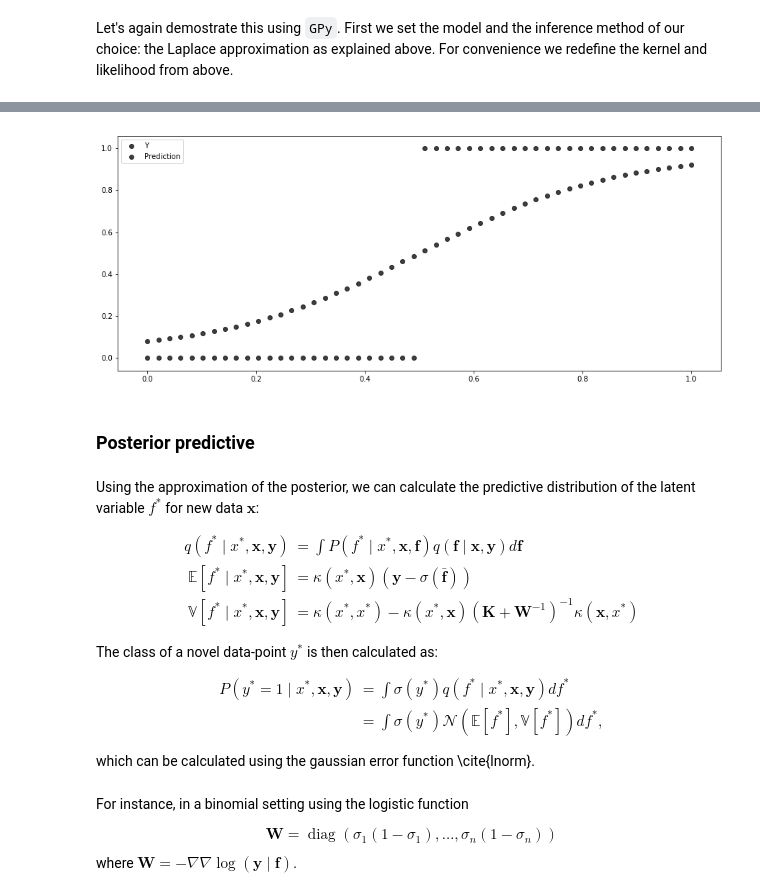
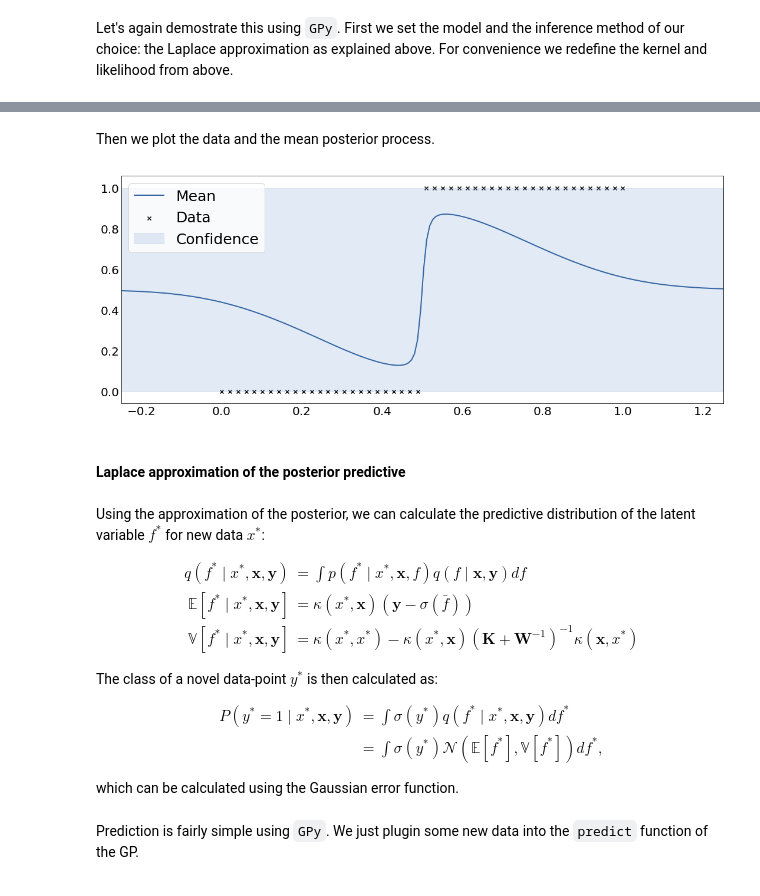
Before and after one commit to dirmeier/etudes, a Jupyter notebook: 03-gaussian_process_classification.ipynb, the cells around one changed output, grey strips where cells are left out. Cells and saved outputs as stored; diff of their text form; code cells hidden in the pictures.

Commit message:
Covers laplace approximation

```diff
--- a/03-gaussian_process_classification.ipynb
+++ b/03-gaussian_process_classification.ipynb
@@ -204,18 +199,21 @@ array([[0.07933654],
-# %%
-plt.scatter(x, y, color="k", marker="o", alpha=0.75, label="Y")
-plt.scatter(x, f[0], color="k", marker="o", alpha=0.75, label="Prediction")
-plt.legend()
-plt.show()
-# %% [output]
-[figure, removed]
-# %% [markdown]
-### Posterior predictive
+# %% [markdown]
+Then we plot the data and the mean posterior process.
+# %%
+m.plot()
+plt.tick_params(axis='both', which='major', labelsize=20)
+plt.tick_params(length=0, color="black")
+plt.legend(fontsize=25)
+plt.show()
+# %% [output]
+[figure, added]
+# %% [markdown]
+#### Laplace approximation of the posterior predictive
 # %% [markdown]
-Using the approximation of the posterior, we can calculate the predictive distribution of the latent variable $f^*$ for new data $\mathbf{x}$:
+Using the approximation of the posterior, we can calculate the predictive distribution of the latent variable $f^*$ for new data ${x}^*$:
 
 \begin{align}
-q(f^* \mid x^*, \mathbf{x}, \mathbf{y}) & = \int P(f^* \mid {x}^*, \mathbf{x}, \mathbf{f}) q(\mathbf{f} \mid \mathbf{x}, \mathbf{y})d\mathbf{f} \\
-\mathbb{E}[f^* \mid x^*, \mathbf{x}, \mathbf{y}] & =  \kappa({x}^*, \mathbf{x} )(\mathbf{y} -  \sigma(\bar{\mathbf{f}})) \\
+q(f^* \mid x^*, \mathbf{x}, \mathbf{y}) & = \int p(f^* \mid {x}^*, \mathbf{x}, {f}) q({f} \mid \mathbf{x}, \mathbf{y})d{f} \\
+\mathbb{E}[f^* \mid x^*, \mathbf{x}, \mathbf{y}] & =  \kappa({x}^*, \mathbf{x} )(\mathbf{y} -  \sigma(\bar{{f}})) \\
 \mathbb{V}[f^* \mid x^*, \mathbf{x}, \mathbf{y}] & =  \kappa({x}^*, {x}^*) - \kappa({x}^*, \mathbf{x} ) (\mathbf{K} + \mathbf{W}^{-1} )^{-1}  \kappa(\mathbf{x}, {x}^*)
 \end{align}
 
@@ -226,11 +224,6 @@ P(y^* = 1 \mid x^*, \mathbf{x}, \mathbf{y}) & = \int \sigma(y^*) q(f^* \mid x^*,
 & =   \int \sigma(y^*) \mathcal{N}(\mathbb{E}[f^*], \mathbb{V}[f^*]  ) d f^*,
 \end{align}
 
-which can be calculated using the gaussian error function \cite{lnorm}.
+which can be calculated using the Gaussian error function.
-# %% [markdown]
-For instance, in a binomial setting using the logistic function
-
-\begin{equation}
-\mathbf{W} = \operatorname{diag}(\sigma_1(1 - \sigma_1), \dots,  \sigma_n(1 - \sigma_n))
-\end{equation}
-where $\mathbf{W} =  - \nabla \nabla \log (\mathbf{y} \mid \mathbf{f})$.
+# %% [markdown]
+Prediction is fairly simple using `GPy`. We just plugin some new data into the `predict` function of the GP.
```
Also changed, not shown: parts of 15 cells of this notebook, 2 other files.
